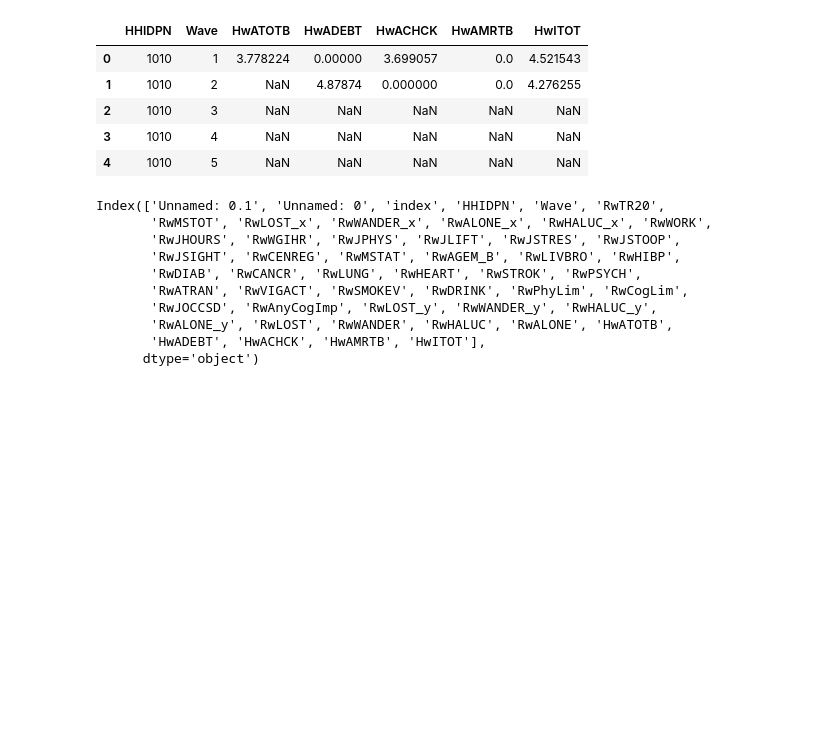
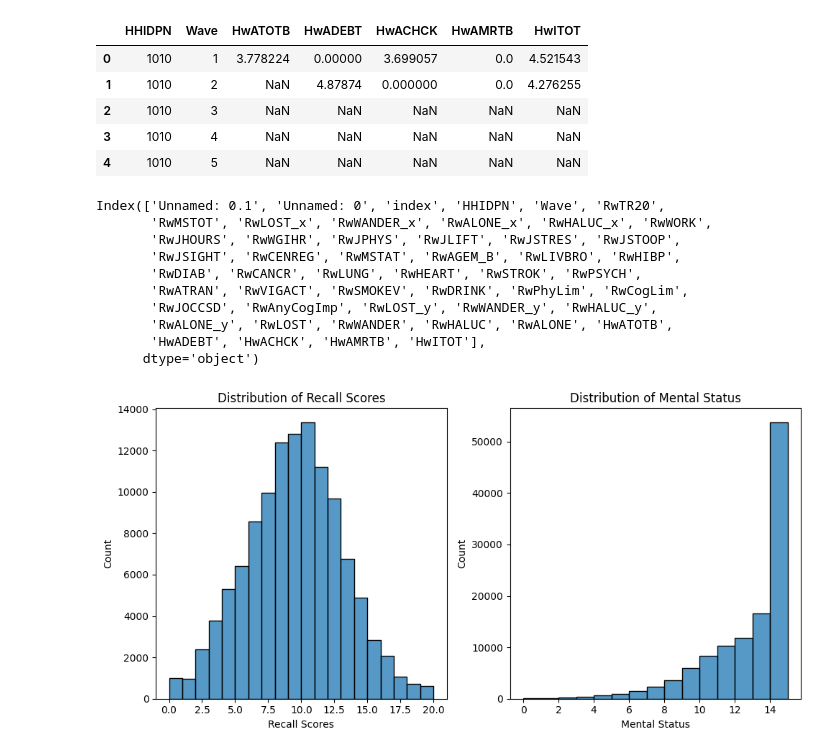
Before and after one commit to Owen-Darkhorse/Inter-Univer-Health-Data, a Jupyter notebook: Code/240615-Preproc-Pipeline.ipynb, the cells around one changed output. Drawn from its saved outputs; the diff is of its cells as text; code cells hidden in the pictures; blank space fills up the shorter version.

```diff
--- a/Code/240615-Preproc-Pipeline.ipynb
+++ b/Code/240615-Preproc-Pipeline.ipynb
@@ -936,9 +936,19 @@ hrsWaveC.to_csv("../Data/hrsWaveCleaned.csv", index = False)
 # %%
 # del hrsFull
 hrsWave = pd.read_csv("../Data/hrsWAVECleaned.csv")
 
 fig, axes = plt.subplots(1,2, figsize = (10, 5))
-sns.histplot(hrsWave, x = "RwTR20", binwidth=1, ax=axes[0,0])
-sns.histplot(hrsWave, x = "RwMSTOT", binwidth=1, ax=axes[0,1])
+sns.histplot(hrsWave, x = "RwTR20", binwidth=1, ax=axes[0])
+sns.histplot(hrsWave, x = "RwMSTOT", binwidth=1, ax=axes[1])
 
-axes[0,0].set_title
+axes[0].set_title("Distribution of Recall Scores")
+axes[1].set_title("Distribution of Mental Status")
+
+axes[0].set_xlabel("Recall Scores")
+axes[1].set_xlabel("Mental Status")
+
+
+plt.tight_layout()
+plt.show()
+# %% [output]
+[figure, added]
```
Also changed, not shown: 1 other file.
